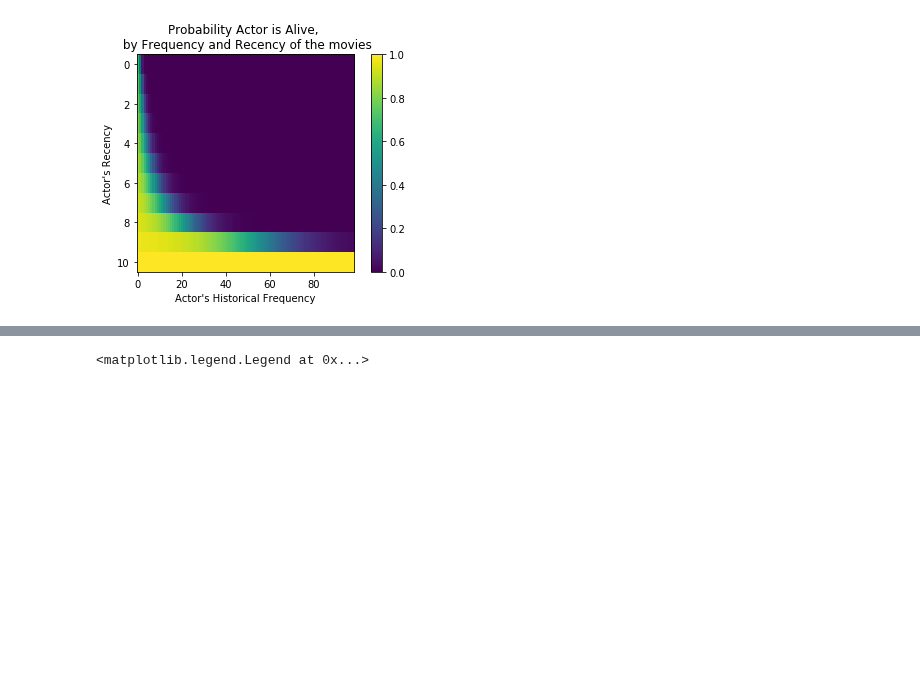
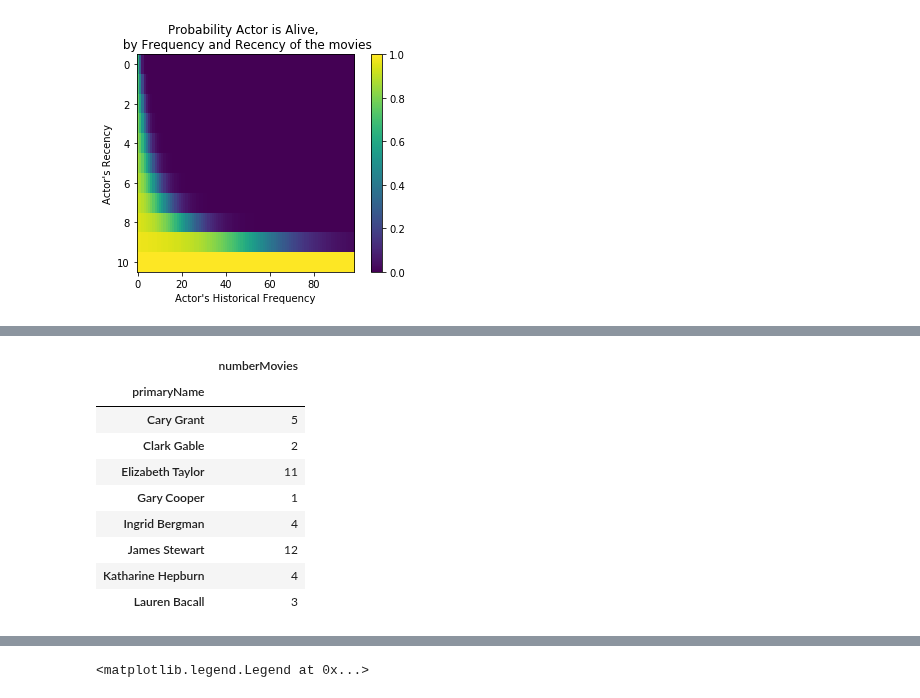
Before and after one commit to MaximeKan/Statistical-Modeling, a Jupyter notebook: Actors_movie_counts.ipynb, the cells around one changed output, grey strips where cells are left out. Saved outputs shown, nothing was run; the diff lists cells and outputs as text; code cells hidden in the pictures; blank space fills up the shorter version.

```diff
--- a/Actors_movie_counts.ipynb
+++ b/Actors_movie_counts.ipynb
@@ -613,3 +625,16 @@ individual
+# %%
+movie_counts_validation[movie_counts_validation.primaryName.isin(actors)].groupby('primaryName').agg({'numberMovies':'sum'})
+# %% [output]
+|  | numberMovies |
+| primaryName |  |
+| Cary Grant | 5 |
+| Clark Gable | 2 |
+| Elizabeth Taylor | 11 |
+| Gary Cooper | 1 |
+| Ingrid Bergman | 4 |
+| James Stewart | 12 |
+| Katharine Hepburn | 4 |
+| Lauren Bacall | 3 |
 # %%
 pnbd.conditional_probability_of_n_purchases_up_to_time(0, t_future, movie_counts_reshape['frequency'], movie_counts_reshape['recency'], movie_counts_reshape['T'])[:5]
 # %% [output]
```
Also changed, not shown: parts of 22 cells of this notebook.
